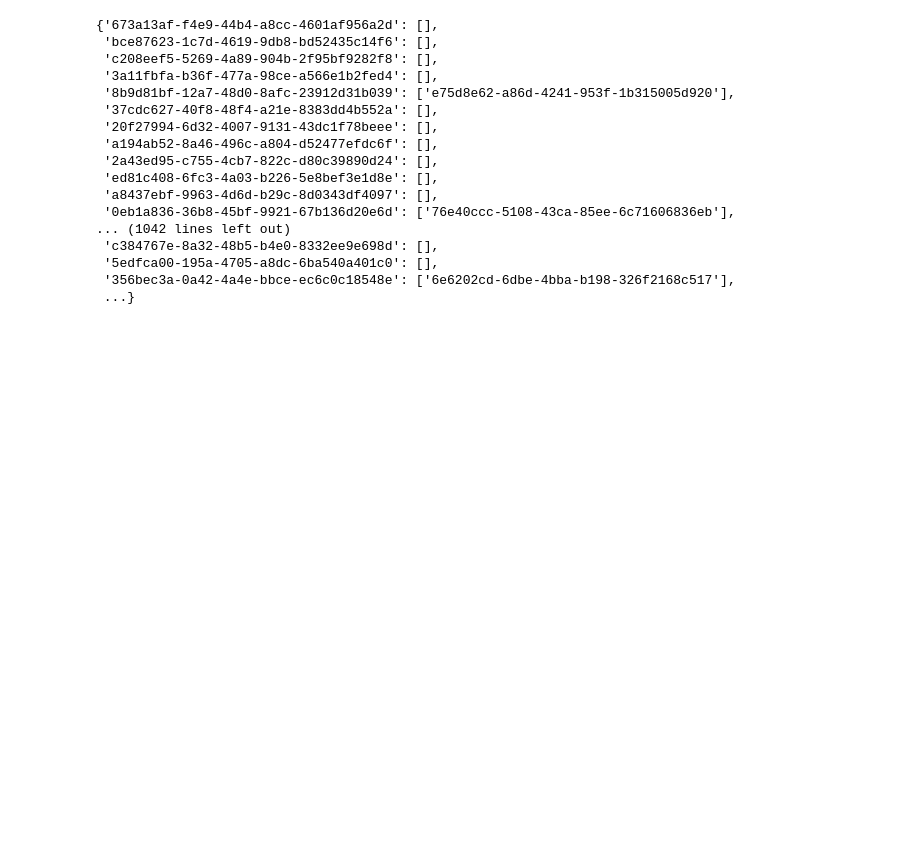
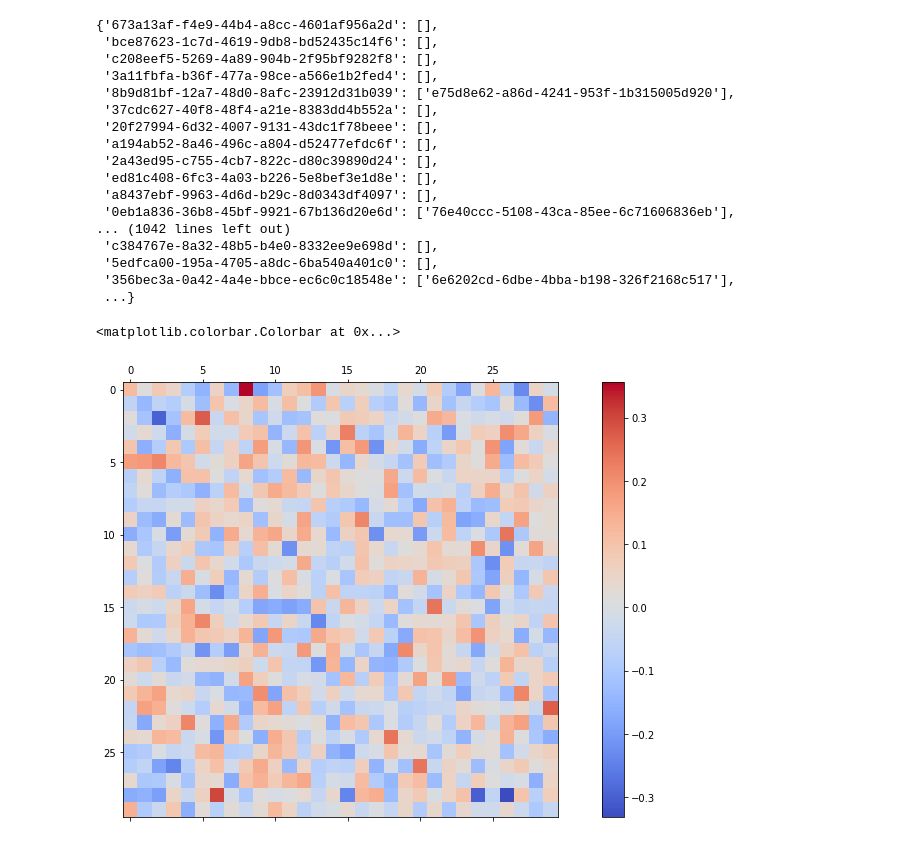
Before and after one commit to jpatrickpark/1003-project, a Jupyter notebook: test.ipynb, the cells around one changed output. Cells and saved outputs as stored; diff of their text form; code cells hidden in the pictures; blank space fills up the shorter version.

```diff
--- a/test.ipynb
+++ b/test.ipynb
@@ -117,5 +117,8 @@ mydict = preprocess.create_random_subset_paper_paper_data() # You can use debug=
+# %%
+# This surprise data now has both 0's and 1's
+surprise_data = preprocess.create_surprise_paper_paper_data(mydict, add_random_0_entries=True)
 # %%
-surprise_data = preprocess.create_surprise_paper_paper_data(mydict)
+# Run unbiased SVD on new data
 algo = SVD(biased=False)
 cross_validate(algo, surprise_data, measures=['RMSE', 'MAE'], cv=5, verbose=True)
 # %% [output]
@@ -230,3 +284,24 @@ mydict
  '5edfca00-195a-4705-a8dc-6ba540a401c0': [],
  '356bec3a-0a42-4a4e-bbce-ec6c0c18548e': ['6e6202cd-6dbe-4bba-b198-326f2168c517'],
  ...}
+# %%
+# split that data to train, test set and then do SVD
+import pandas as pd
+trainset, testset = train_test_split(surprise_data, test_size=.25)
+algo = SVD()
+algo.fit(trainset)
+predictions = algo.test(testset)
+df = pd.DataFrame(predictions, columns=['uid', 'iid', 'rui', 'est', 'details'])
+# %%
+import numpy as np
+pu = algo.pu
+qi = algo.qi
+Abar = np.dot(pu, np.transpose(qi))
+# %%
+fig, axes = plt.subplots()
+min_val, max_val = -3, 3
+pos = axes.matshow(Abar[0:30, 0:30], cmap=plt.cm.coolwarm)
+fig.colorbar(pos)
+# %% [output]
+<matplotlib.colorbar.Colorbar at 0x...>
+[figure, added]
```
Also changed, not shown: parts of 8 cells of this notebook, 1 other file.
